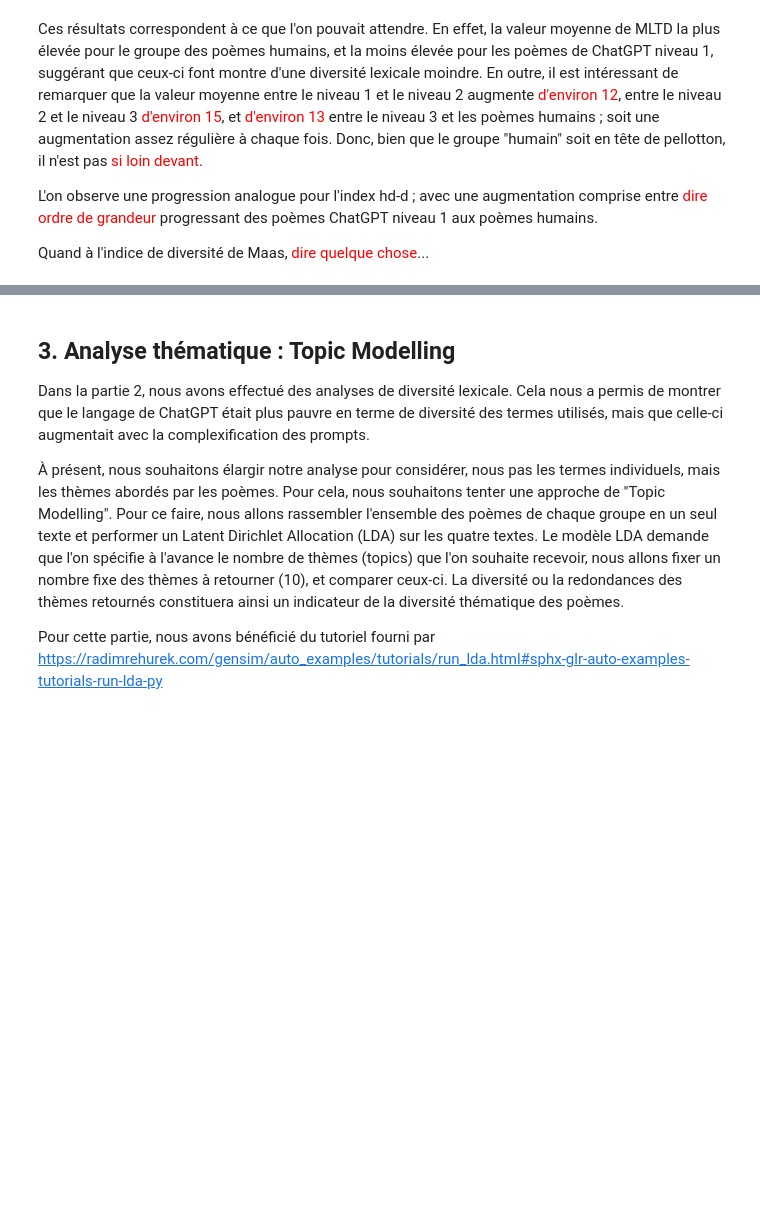
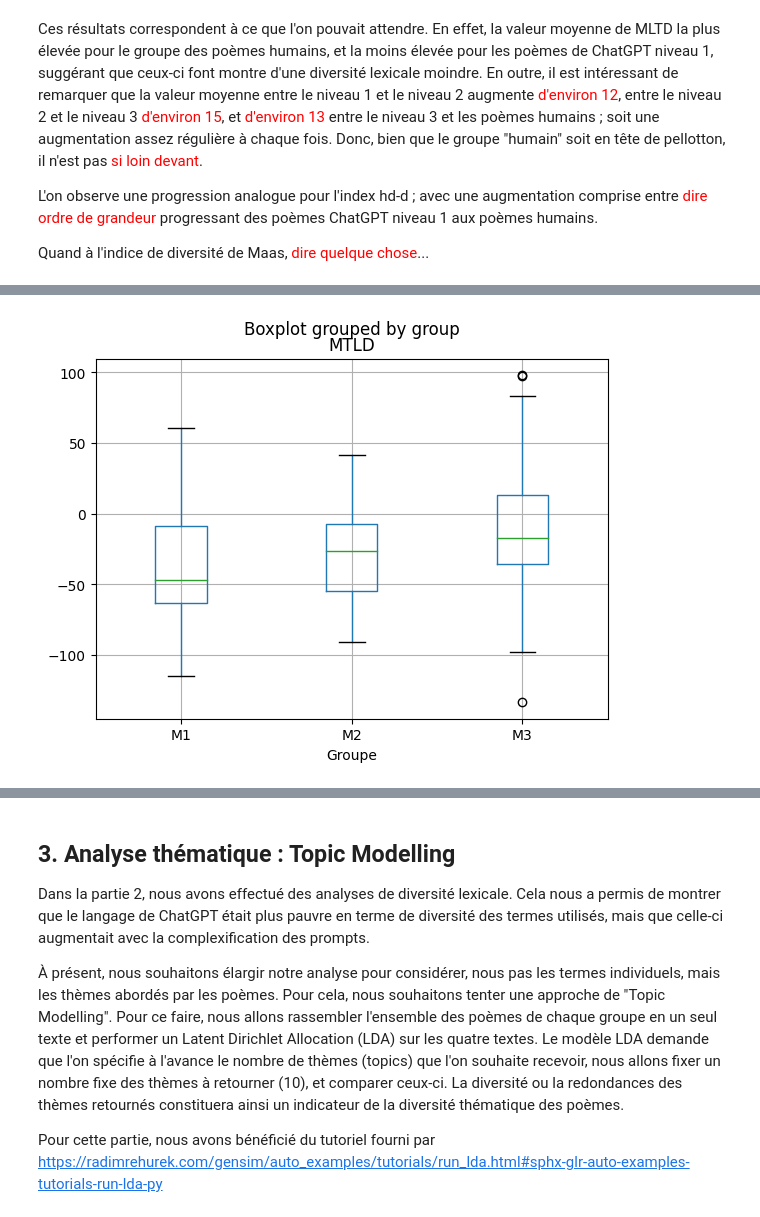
Before and after one commit to margauxlep/tm-nlp-poems, a Jupyter notebook: voc_lex_analysis.ipynb, the cells around one changed output, grey strips where cells are left out. Saved outputs shown, nothing was run; the diff lists cells and outputs as text; code cells hidden in the pictures; blank space fills up the shorter version.

```diff
--- a/voc_lex_analysis.ipynb
+++ b/voc_lex_analysis.ipynb
@@ -512,0 +617,10 @@ Quand à l'indice de diversité de Maas, <span style="color:red"> dire quelque c
+# %%
+# mtld
+df_matched_new.boxplot(column='mtld', by='group')
+
+plt.title('MTLD')
+plt.xlabel('Groupe')
+
+plt.show()
+# %% [output]
+[figure, added]
```
Also changed, not shown: parts of 33 cells of this notebook.
